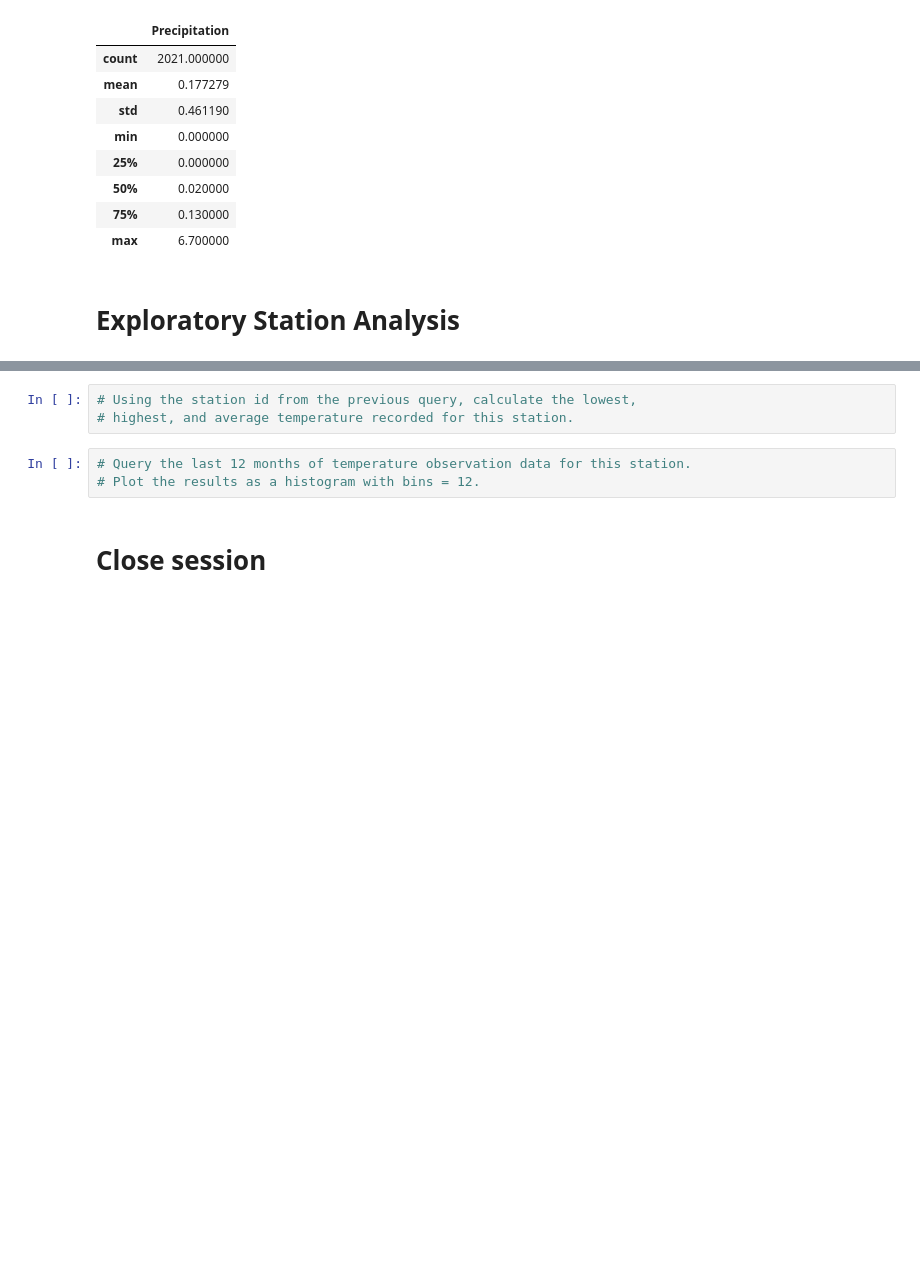
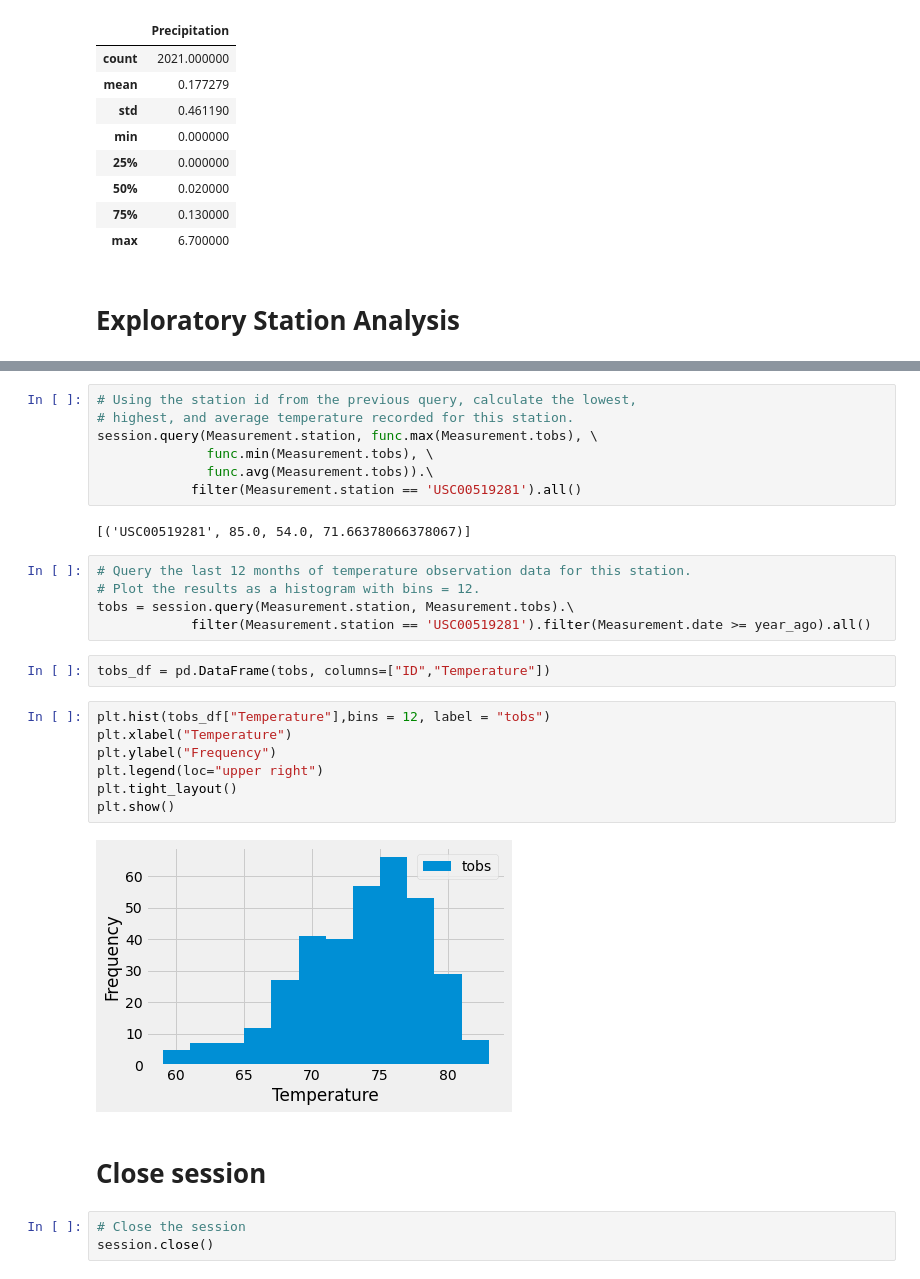
Before and after one commit to adriana-icasiano/sqlalchemy-challenge, a Jupyter notebook: climate_starter.ipynb, the cells around one changed output, grey strips where cells are left out. Cells and saved outputs as stored; diff of their text form; blank space fills up the shorter version.

```diff
--- a/climate_starter.ipynb
+++ b/climate_starter.ipynb
@@ -117,8 +138,30 @@ prcp_df.describe()
 # %%
 # Using the station id from the previous query, calculate the lowest,
 # highest, and average temperature recorded for this station.
+session.query(Measurement.station, func.max(Measurement.tobs), \
+              func.min(Measurement.tobs), \
+              func.avg(Measurement.tobs)).\
+            filter(Measurement.station == 'USC00519281').all()
+# %% [output]
+[('USC00519281', 85.0, 54.0, 71.66378066378067)]
 # %%
 # Query the last 12 months of temperature observation data for this station.
 # Plot the results as a histogram with bins = 12.
+tobs = session.query(Measurement.station, Measurement.tobs).\
+            filter(Measurement.station == 'USC00519281').filter(Measurement.date >= year_ago).all()
+# %%
+tobs_df = pd.DataFrame(tobs, columns=["ID","Temperature"])
+# %%
+plt.hist(tobs_df["Temperature"],bins = 12, label = "tobs")
+plt.xlabel("Temperature")
+plt.ylabel("Frequency")
+plt.legend(loc="upper right")
+plt.tight_layout()
+plt.show()
+# %% [output]
+[figure, added]
 # %% [markdown]
 # Close session
+# %%
+# Close the session
+session.close()
```
Also changed, not shown: parts of 4 cells of this notebook.
